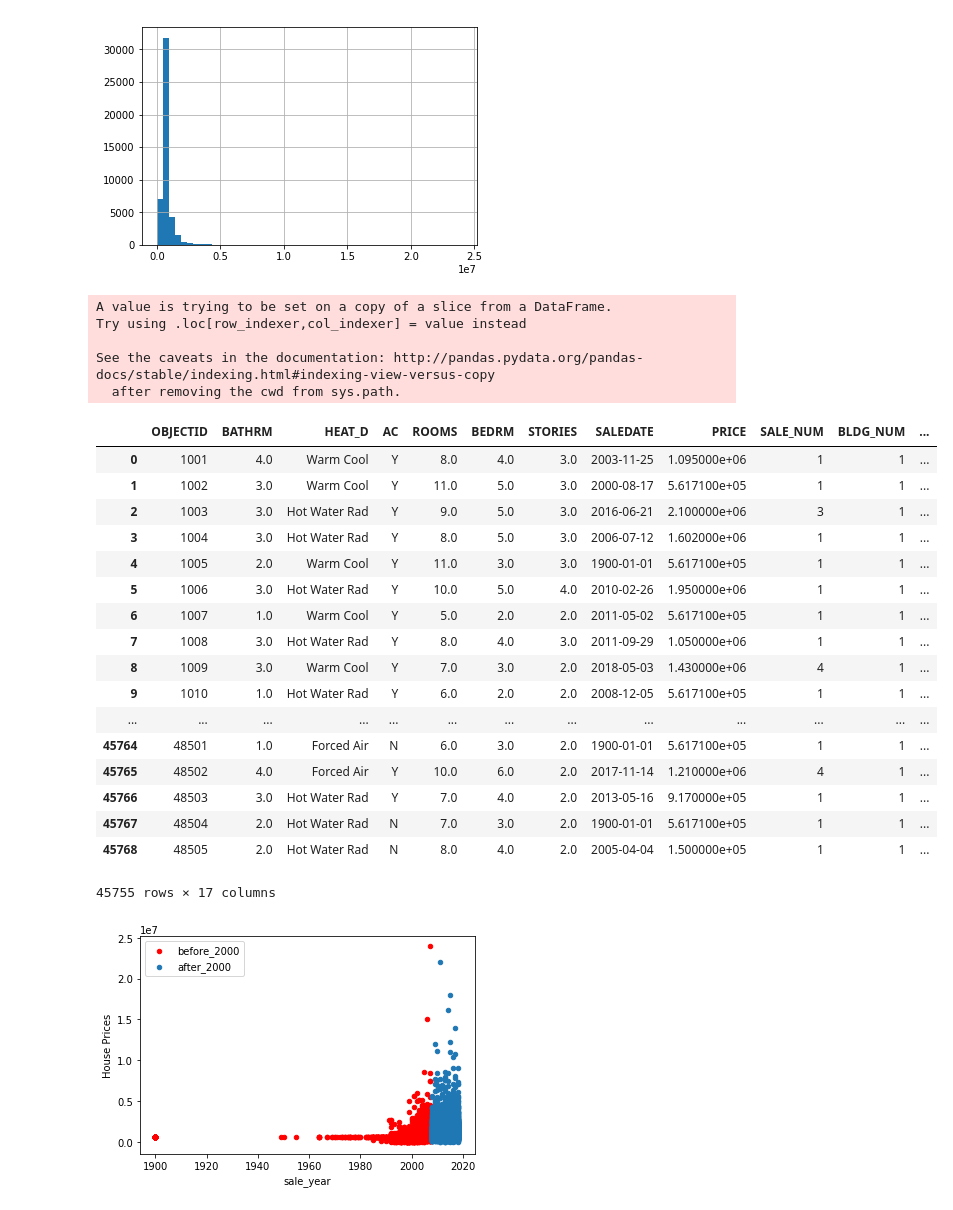
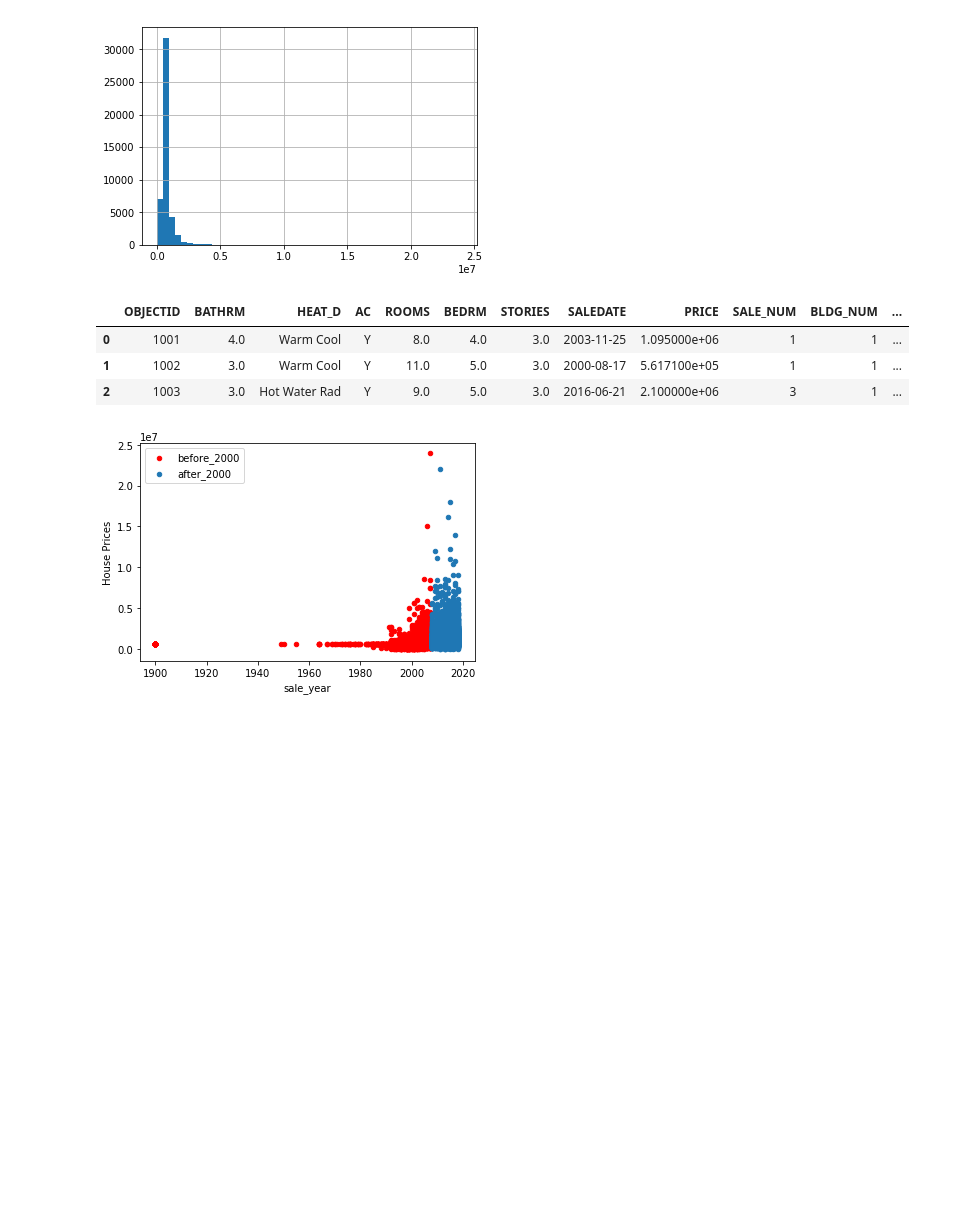
Before and after one commit to ashwinighate310/Data-Analysis-using-Python, a Jupyter notebook: Data Visualization.ipynb, the cells around one changed output. Saved outputs shown, nothing was run; the diff lists cells and outputs as text; code cells hidden in the pictures; blank space fills up the shorter version.

```diff
--- a/Data Visualization.ipynb
+++ b/Data Visualization.ipynb
@@ -239,33 +229,15 @@ df_clean['PRICE'].hist(bins=50)
 # %%
 import datetime as dt
 #pd.to_datetime(df_clean['SALEDATE']).dt.year
 #df_clean['sale_year'] =df_clean['SALEDATE'].dt.year
-df_clean['sale_year'] = df_clean['SALEDATE'].apply(lambda a: a.year)
-df_clean
+#df_clean['sale_year'] = df_clean['SALEDATE'].apply(lambda a: a.year)
+df_clean.loc[:,'sale_year'] = df_clean['SALEDATE'].apply(lambda a: a.year)
+df_clean.head(3)
 # %% [output]
-A value is trying to be set on a copy of a slice from a DataFrame.
-Try using .loc[row_indexer,col_indexer] = value instead
-
-See the caveats in the documentation: http://pandas.pydata.org/pandas-docs/stable/indexing.html#indexing-view-versus-copy
-  after removing the cwd from sys.path.
 |  | OBJECTID | BATHRM | HEAT_D | AC | ROOMS | BEDRM | STORIES | SALEDATE | PRICE | SALE_NUM | BLDG_NUM | ... |
 | 0 | 1001 | 4.0 | Warm Cool | Y | 8.0 | 4.0 | 3.0 | 2003-11-25 | 1.095000e+06 | 1 | 1 | ... |
 | 1 | 1002 | 3.0 | Warm Cool | Y | 11.0 | 5.0 | 3.0 | 2000-08-17 | 5.617100e+05 | 1 | 1 | ... |
 | 2 | 1003 | 3.0 | Hot Water Rad | Y | 9.0 | 5.0 | 3.0 | 2016-06-21 | 2.100000e+06 | 3 | 1 | ... |
-| 3 | 1004 | 3.0 | Hot Water Rad | Y | 8.0 | 5.0 | 3.0 | 2006-07-12 | 1.602000e+06 | 1 | 1 | ... |
-| 4 | 1005 | 2.0 | Warm Cool | Y | 11.0 | 3.0 | 3.0 | 1900-01-01 | 5.617100e+05 | 1 | 1 | ... |
-| 5 | 1006 | 3.0 | Hot Water Rad | Y | 10.0 | 5.0 | 4.0 | 2010-02-26 | 1.950000e+06 | 1 | 1 | ... |
-| 6 | 1007 | 1.0 | Warm Cool | Y | 5.0 | 2.0 | 2.0 | 2011-05-02 | 5.617100e+05 | 1 | 1 | ... |
-| 7 | 1008 | 3.0 | Hot Water Rad | Y | 8.0 | 4.0 | 3.0 | 2011-09-29 | 1.050000e+06 | 1 | 1 | ... |
-| 8 | 1009 | 3.0 | Warm Cool | Y | 7.0 | 3.0 | 2.0 | 2018-05-03 | 1.430000e+06 | 4 | 1 | ... |
-| 9 | 1010 | 1.0 | Hot Water Rad | Y | 6.0 | 2.0 | 2.0 | 2008-12-05 | 5.617100e+05 | 1 | 1 | ... |
-| ... | ... | ... | ... | ... | ... | ... | ... | ... | ... | ... | ... | ... |
-| 45764 | 48501 | 1.0 | Forced Air | N | 6.0 | 3.0 | 2.0 | 1900-01-01 | 5.617100e+05 | 1 | 1 | ... |
-| 45765 | 48502 | 4.0 | Forced Air | Y | 10.0 | 6.0 | 2.0 | 2017-11-14 | 1.210000e+06 | 4 | 1 | ... |
-| 45766 | 48503 | 3.0 | Hot Water Rad | Y | 7.0 | 4.0 | 2.0 | 2013-05-16 | 9.170000e+05 | 1 | 1 | ... |
-| 45767 | 48504 | 2.0 | Hot Water Rad | N | 7.0 | 3.0 | 2.0 | 1900-01-01 | 5.617100e+05 | 1 | 1 | ... |
-| 45768 | 48505 | 2.0 | Hot Water Rad | N | 8.0 | 4.0 | 2.0 | 2005-04-04 | 1.500000e+05 | 1 | 1 | ... |
-45755 rows × 17 columns
 # %%
 before_2000 = df_clean[df_clean['sale_year'] < 2008]
 after_2000  = df_clean[df_clean['sale_year']>= 2008]
```
Also changed, not shown: parts of 3 cells of this notebook.
